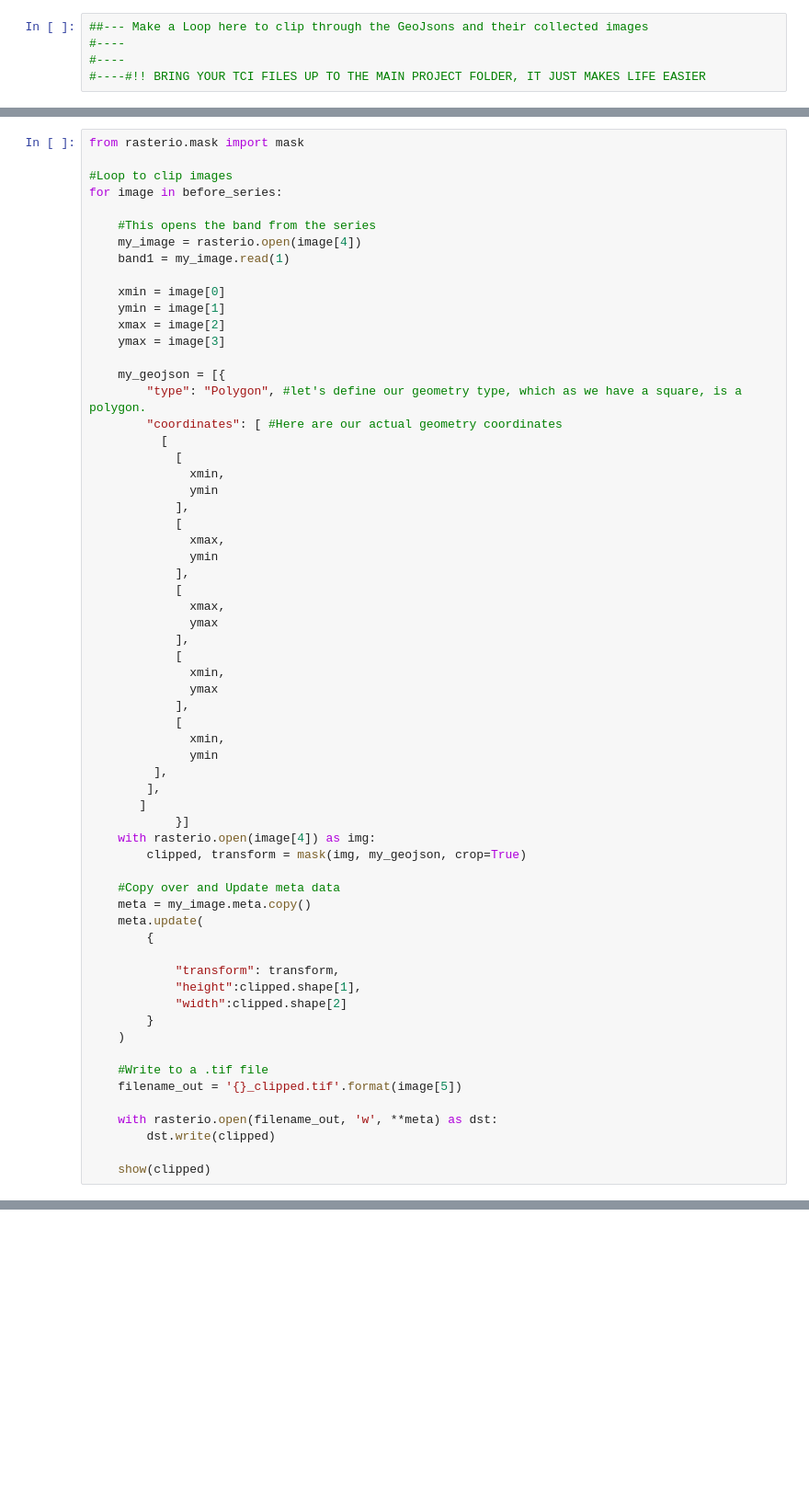
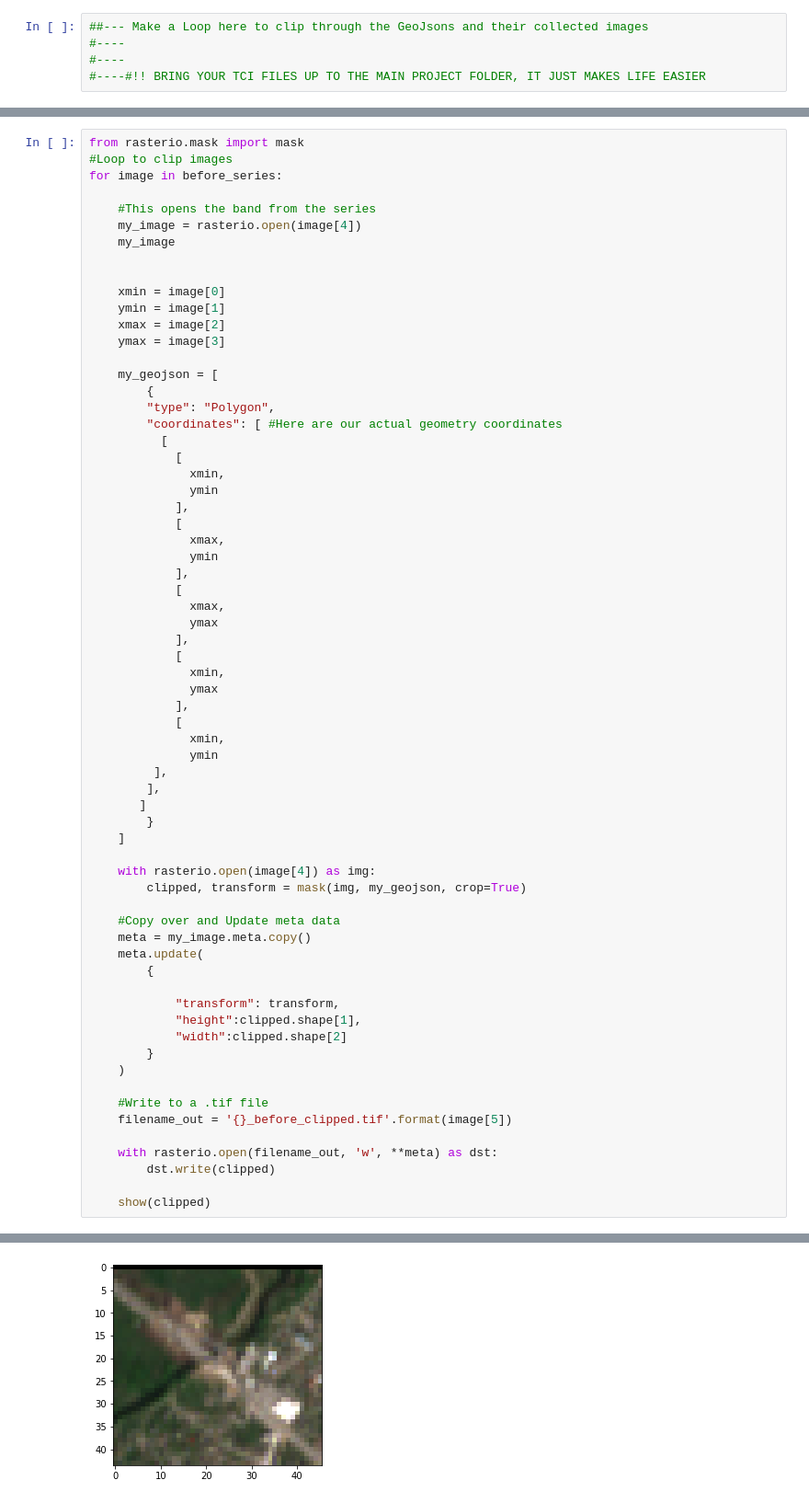
Before and after one commit to breadmiester/SIA-Project, a Jupyter notebook: Project Image Gather and Clipping.ipynb, the cells around one changed output, grey strips where cells are left out. Shown at 92% size. Cells and saved outputs as stored; diff of their text form; blank space fills up the shorter version.

```diff
--- a/Project Image Gather and Clipping.ipynb
+++ b/Project Image Gather and Clipping.ipynb
@@ -212,20 +413,21 @@ CRS.from_epsg(32635)
 # %%
 from rasterio.mask import mask
-
 #Loop to clip images
 for image in before_series:
 
     #This opens the band from the series
     my_image = rasterio.open(image[4])
-    band1 = my_image.read(1)
+    my_image
+
 
     xmin = image[0]
     ymin = image[1]
     xmax = image[2]
     ymax = image[3]
 
-    my_geojson = [{
-        "type": "Polygon", #let's define our geometry type, which as we have a square, is a polygon.
+    my_geojson = [
+        {
+        "type": "Polygon",
         "coordinates": [ #Here are our actual geometry coordinates
           [
             [
@@ -250,7 +452,9 @@ for image in before_series:
          ],
         ],
        ]
-            }]
+        }
+    ]
+
     with rasterio.open(image[4]) as img:
         clipped, transform = mask(img, my_geojson, crop=True)
 
@@ -266,7 +470,7 @@ for image in before_series:
     )
 
     #Write to a .tif file
-    filename_out = '{}_clipped.tif'.format(image[5])
+    filename_out = '{}_before_clipped.tif'.format(image[5])
 
     with rasterio.open(filename_out, 'w', **meta) as dst:
         dst.write(clipped)
@@ -276,0 +480 @@ ValueError: Input shapes do not overlap raster.
+[figure, added]
```
Also changed, not shown: parts of 19 cells of this notebook.
